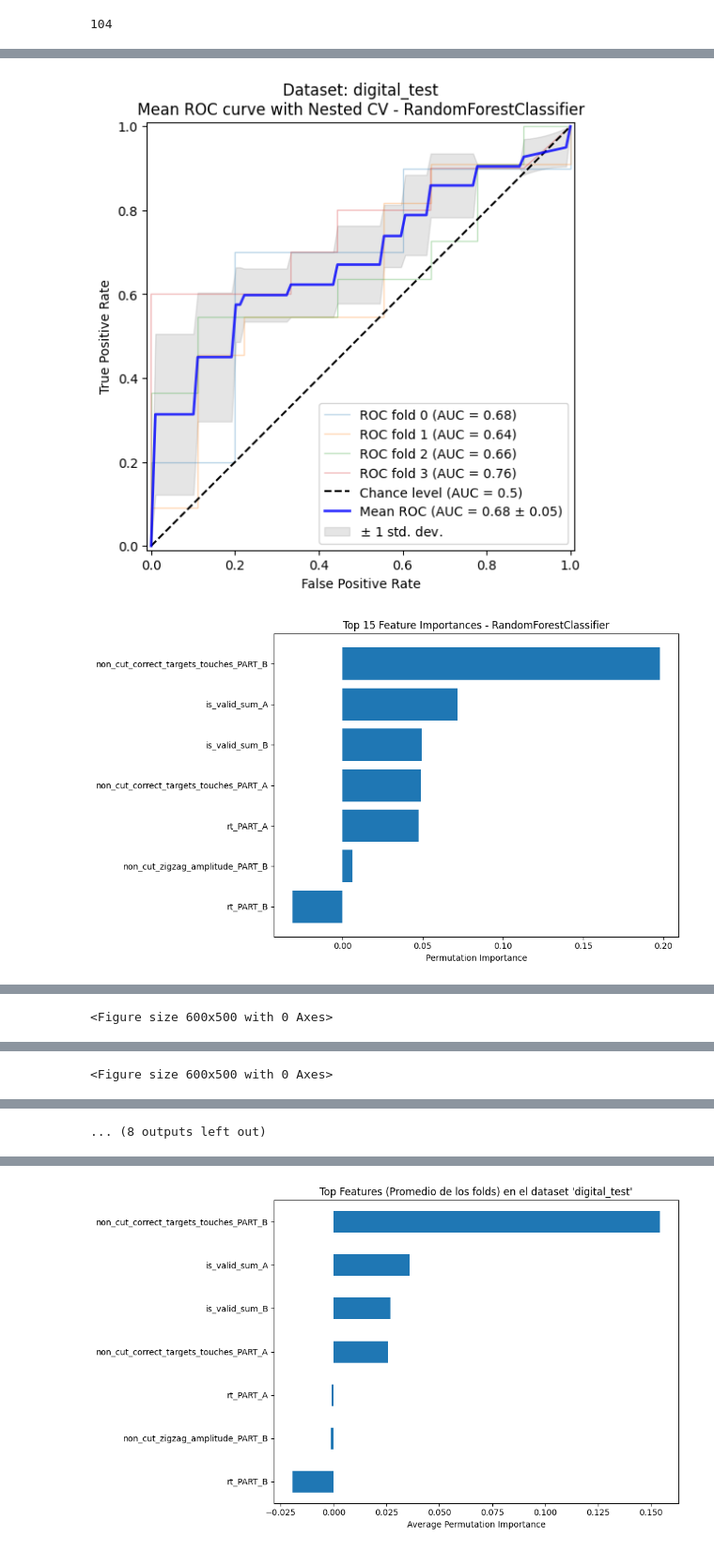
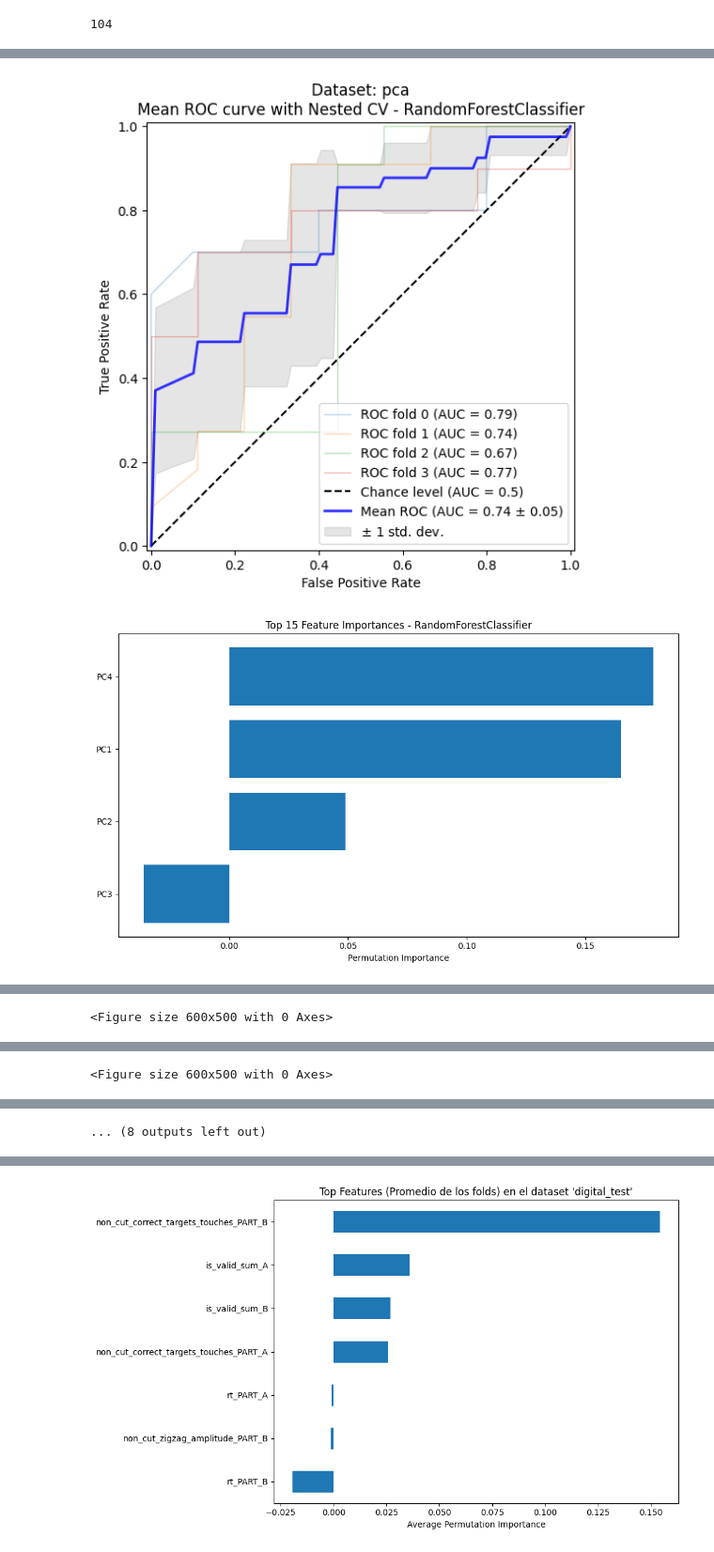
Before and after one commit to gianluca-capelo/tmt-analysis, a Jupyter notebook: notebooks/modelling.ipynb, the cells around one changed output, grey strips where cells are left out. Shown at 94% size. Drawn from its saved outputs; the diff is of its cells as text; code cells hidden in the pictures.

```diff
--- a/notebooks/modelling.ipynb
+++ b/notebooks/modelling.ipynb
@@ -634,3 +635,37 @@ set()
 len(df_digital_tmt_with_target.columns)
 # %% [output]
 104
+# %%
+from sklearn.decomposition import PCA
+
+X = df_digital_tmt_with_target.iloc[:, :-1]
+# 1. Apply PCA
+pca = PCA()
+X_pca = pca.fit_transform(X)
+
+# 2. Explained variance
+explained_variance = pca.explained_variance_ratio_
+cumulative_variance = np.cumsum(explained_variance)
+n_components = len(explained_variance)
+
+# 3. Plot the elbow curve
+plt.figure(figsize=(10, 6))
+plt.plot(range(1, n_components + 1), explained_variance, marker='o')
+plt.title("PCA - Explained Variance (Elbow Plot)")
+plt.xlabel("Number of Components")
+plt.ylabel("Cumulative Explained Variance")
+plt.xticks(range(1, n_components + 1, max(1, n_components // 20)))
+plt.grid(True)
+plt.tight_layout()
+plt.show()
+
+pca_df = pd.DataFrame(
+    X_pca,
+    columns=[f"PC{i+1}" for i in range(X_pca.shape[1])],
+    index=X.index  # Keep subject index if needed
+)
+# pca_df[()]
+pca_df = pca_df[['PC1','PC2','PC3','PC4']]
+pca_df = pca_df.join(df_digital_tmt_with_target['group'])
+
+pca_df
@@ -640,7 +691,7 @@ main_columns =  ['rt_PART_A','rt_PART_B', 'is_valid_sum_A', 'is_valid_sum_B',
                  'non_cut_correct_targets_touches_PART_B', 'group']
 
 df_digital_tmt_with_target = df_digital_tmt_with_target[main_columns]
-dataset = 'digital_test'
+dataset = 'pca'
 print('dataset:', dataset)
 n_splits = 4
 print('n_splits:', n_splits)
@@ -673,6 +724,11 @@ match dataset:
         X = df_eye.iloc[:, :-1].values
         y = df_eye.iloc[:, -1].values
         feature_names = df_eye.columns[:-1]
+    case 'pca':
+        X = pca_df.iloc[:, :-1].values
+        y = pca_df.iloc[:, -1].values
+        feature_names = pca_df.columns[:-1]
+
     case _:
         raise ValueError('please select a valid dataset [`demographic`, `non_digital_tests`, `digital_test`,`df_digital_hand_and_eye` o `digital_test_less_subjects`]')
 
@@ -752,6 +808,8 @@ for model in models:
     all_y_pred = []
 
     best_models = []
+
+
     # Outer CV loop
     for fold, (train_idx, test_idx) in enumerate(outer_cv.split(X, y)):
         X_train, X_test = X[train_idx], X[test_idx]
@@ -864,6 +922,8 @@ for model in models:
             'recall': recall_score(y_test, y_pred),
             'f1': f1_score(y_test, y_pred),
             'auc': roc_auc_score(y_test, y_pred_proba),
+            'y_test': y_test,
+            'y_pred_proba': y_pred_proba,
             'specificity': specificity
         }
 
@@ -1000,7 +1057,7 @@ Fitting 3 folds for each of 16 candidates, totalling 48 fits
 Fitting 3 folds for each of 16 candidates, totalling 48 fits
 Fitting 3 folds for each of 16 candidates, totalling 48 fits
 Fitting 3 folds for each of 16 candidates, totalling 48 fits
-[figure, old version]
+[figure, new version]
-[figure, old version]
+[figure, new version]
 🔧 Best hyperparameters across folds for RandomForestClassifier:
   Fold 0: {'classifier__max_depth': None, 'classifier__n_estimators': 100}
```
Also changed, not shown: parts of 21 cells of this notebook.
